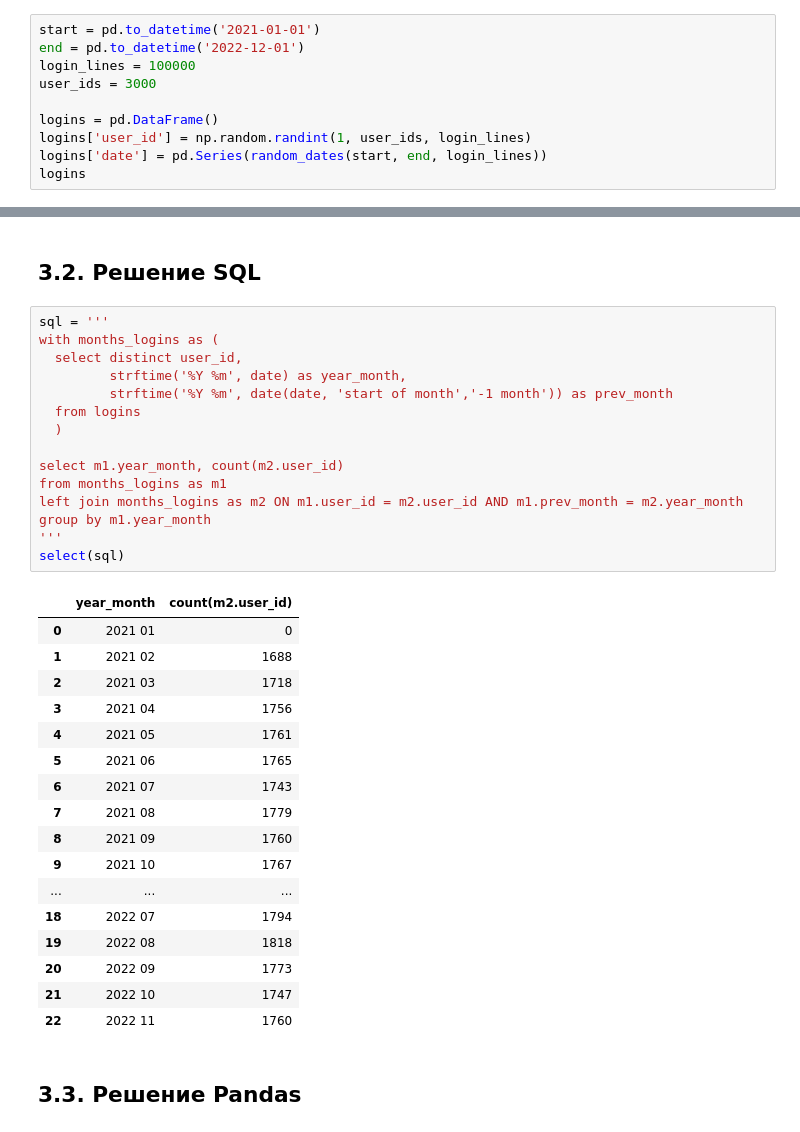
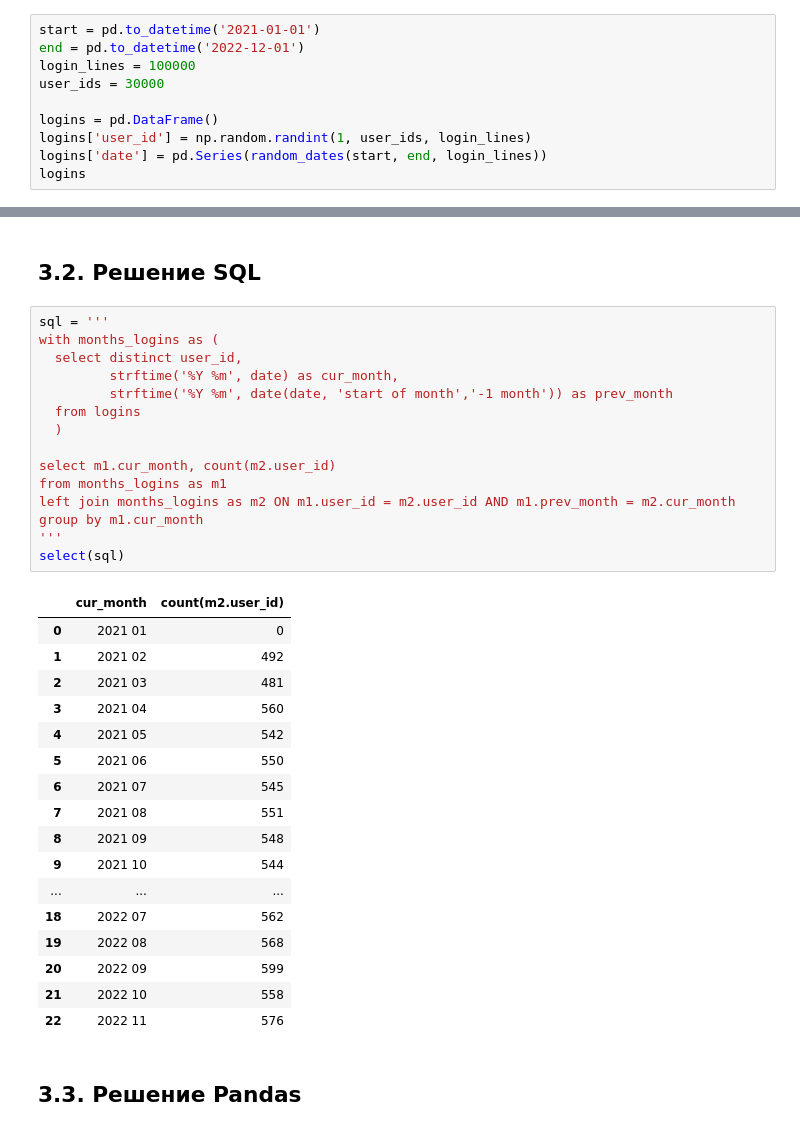
Before and after one commit to bebyakinb/test_assignments-Analyst-, a Jupyter notebook: habr/SQL_Hardest_Interview_Tasks.ipynb, the cells around one changed output, grey strips where cells are left out. Drawn from its saved outputs; the diff is of its cells as text.

```diff
--- a/habr/SQL_Hardest_Interview_Tasks.ipynb
+++ b/habr/SQL_Hardest_Interview_Tasks.ipynb
@@ -73,7 +58,7 @@ def random_dates(start, end, n=10):
 start = pd.to_datetime('2021-01-01')
 end = pd.to_datetime('2022-12-01')
 login_lines = 100000
-user_ids = 3000
+user_ids = 30000
 
 logins = pd.DataFrame()
 logins['user_id'] = np.random.randint(1, user_ids, login_lines)
@@ -272,36 +257,36 @@ logins.to_sql('logins', con, if_exists='replace',index=False)
 # %%
 sql = '''
 with months_logins as (
   select distinct user_id,
-         strftime('%Y %m', date) as year_month,
+         strftime('%Y %m', date) as cur_month,
          strftime('%Y %m', date(date, 'start of month','-1 month')) as prev_month
   from logins
   )
 
-select m1.year_month, count(m2.user_id)
+select m1.cur_month, count(m2.user_id)
 from months_logins as m1
-left join months_logins as m2 ON m1.user_id = m2.user_id AND m1.prev_month = m2.year_month
-group by m1.year_month
+left join months_logins as m2 ON m1.user_id = m2.user_id AND m1.prev_month = m2.cur_month
+group by m1.cur_month
 '''
 select(sql)
 # %% [output]
-|  | year_month | count(m2.user_id) |
+|  | cur_month | count(m2.user_id) |
 | 0 | 2021 01 | 0 |
-| 1 | 2021 02 | 1688 |
-| 2 | 2021 03 | 1718 |
-| 3 | 2021 04 | 1756 |
-| 4 | 2021 05 | 1761 |
-| 5 | 2021 06 | 1765 |
-| 6 | 2021 07 | 1743 |
-| 7 | 2021 08 | 1779 |
-| 8 | 2021 09 | 1760 |
-| 9 | 2021 10 | 1767 |
+| 1 | 2021 02 | 492 |
+| 2 | 2021 03 | 481 |
+| 3 | 2021 04 | 560 |
+| 4 | 2021 05 | 542 |
+| 5 | 2021 06 | 550 |
+| 6 | 2021 07 | 545 |
+| 7 | 2021 08 | 551 |
+| 8 | 2021 09 | 548 |
+| 9 | 2021 10 | 544 |
 | ... | ... | ... |
-| 18 | 2022 07 | 1794 |
-| 19 | 2022 08 | 1818 |
-| 20 | 2022 09 | 1773 |
-| 21 | 2022 10 | 1747 |
-| 22 | 2022 11 | 1760 |
+| 18 | 2022 07 | 562 |
+| 19 | 2022 08 | 568 |
+| 20 | 2022 09 | 599 |
+| 21 | 2022 10 | 558 |
+| 22 | 2022 11 | 576 |
 # %% [markdown]
 ## 3.3. Решение Pandas
 # %%
```
Also changed, not shown: parts of 20 cells of this notebook.
